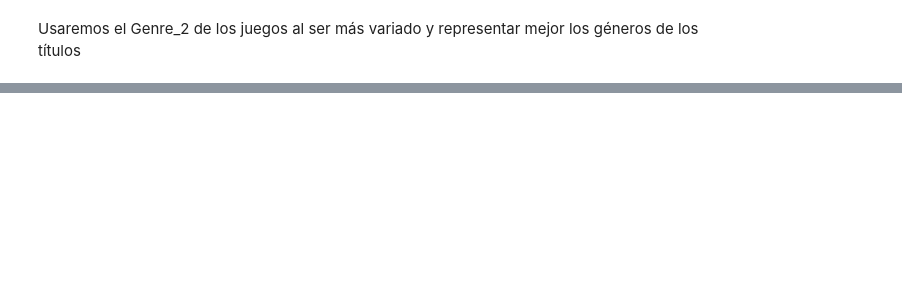
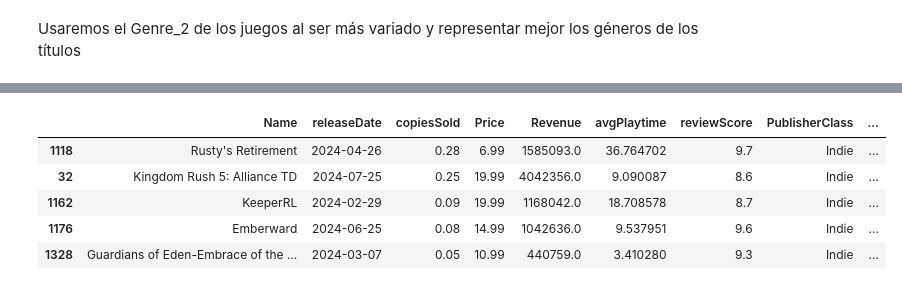
Before and after one commit to manuelfranceschi/EDA_GameInvestment, a Jupyter notebook: src/notebooks/Definicion_EDA.ipynb, the cells around one changed output, grey strips where cells are left out. Saved outputs shown, nothing was run; the diff lists cells and outputs as text; code cells hidden in the pictures; blank space fills up the shorter version.

```diff
--- a/src/notebooks/Definicion_EDA.ipynb
+++ b/src/notebooks/Definicion_EDA.ipynb
@@ -325,3 +329,12 @@ Finalmente, ¡Fijemonos en las publishers que financian estos juegos! Así podre
 # %%
 indie_genres = indie_games[~indie_games["Genre_2"].isin(["Indie","Early Access"])]
-indie_genres =indie_genres[(indie_genres["Price"] >= 4.99) & (indie_genres["Price"] <= 19.99) & (indie_genres["reviewScore"] > 7)]
+indie_genres = indie_genres[(indie_genres["Price"] >= 4.99) & (indie_genres["Price"] <= 19.99) & (indie_genres["reviewScore"] > 7)]
+rpg_games = indie_genres[indie_genres["Genre_2"] == "Strategy"].sort_values("copiesSold", ascending=False).head(5)
+rpg_games
+# %% [output]
+|  | Name | releaseDate | copiesSold | Price | Revenue | avgPlaytime | reviewScore | PublisherClass | ... |
+| 1118 | Rusty's Retirement | 2024-04-26 | 0.28 | 6.99 | 1585093.0 | 36.764702 | 9.7 | Indie | ... |
+| 32 | Kingdom Rush 5: Alliance TD | 2024-07-25 | 0.25 | 19.99 | 4042356.0 | 9.090087 | 8.6 | Indie | ... |
+| 1162 | KeeperRL | 2024-02-29 | 0.09 | 19.99 | 1168042.0 | 18.708578 | 8.7 | Indie | ... |
+| 1176 | Emberward | 2024-06-25 | 0.08 | 14.99 | 1042636.0 | 9.537951 | 9.6 | Indie | ... |
+| 1328 | Guardians of Eden-Embrace of the ... | 2024-03-07 | 0.05 | 10.99 | 440759.0 | 3.410280 | 9.3 | Indie | ... |
```
Also changed, not shown: parts of 21 cells of this notebook.
